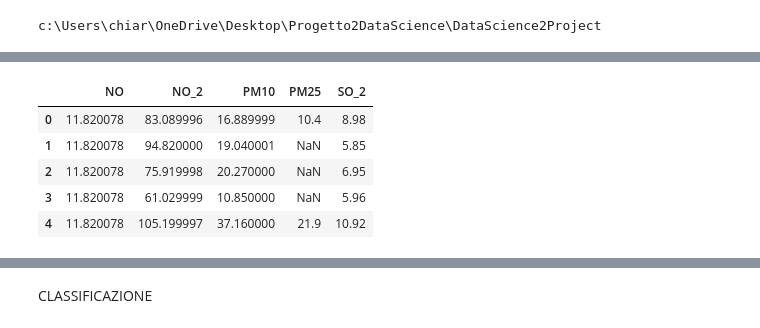
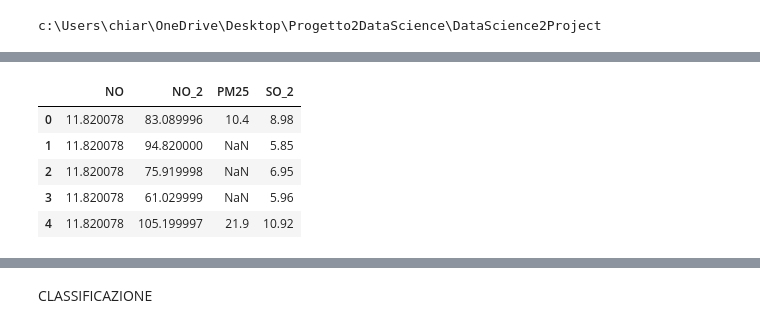
Before and after one commit to ChiaraAmalia/DataScience2Project, a Jupyter notebook: Classificazione.ipynb, the cells around one changed output, grey strips where cells are left out. Cells and saved outputs as stored; diff of their text form; code cells hidden in the pictures.

```diff
--- a/Classificazione.ipynb
+++ b/Classificazione.ipynb
@@ -49,15 +49,17 @@ allMadrid.head()
 | 4 | 2008-06-01 01:00:00 | 1.68 | 0.80 | 1.7 | 0.3 | 11.820078 | 105.199997 | 12.120000 | 37.160000 | 21.9 | 10.92 | ... |
 # %%
 #allMadrid = allMadrid.drop(['date','BEN', 'CO', 'EBE', 'NMHC', 'NO', 'NO_2', 'O_3', 'SO_2', 'TCH', 'TOL', 'PM25', 'station'], axis=1)
+#allMadrid = allMadrid.drop(['date','BEN', 'CO', 'EBE', 'MXY', 'NMHC', 'OXY', 'O_3', 'PXY', 'TCH', 'TOL', 'station'], axis=1)
 allMadrid = allMadrid.drop(['date','BEN', 'CO', 'EBE', 'NMHC', 'O_3', 'TCH', 'TOL', 'station'], axis=1)
-#allMadrid = allMadrid.drop(['date','BEN', 'CO', 'EBE', 'MXY', 'NMHC', 'NOx', 'NO_2', 'OXY','O_3', 'PXY','SO_2', 'PM25', 'TCH', 'TOL', 'station'], axis=1)
+allMadrid = allMadrid.dropna(subset=['PM10'])
+Livello = allMadrid['PM10']
 #allMadrid = allMadrid.dropna()
-
+allMadrid = allMadrid.drop(['PM10'], axis=1)
 allMadrid.head()
 # %% [output]
-|  | NO | NO_2 | PM10 | PM25 | SO_2 |
-| 0 | 11.820078 | 83.089996 | 16.889999 | 10.4 | 8.98 |
-| 1 | 11.820078 | 94.820000 | 19.040001 | NaN | 5.85 |
-| 2 | 11.820078 | 75.919998 | 20.270000 | NaN | 6.95 |
-| 3 | 11.820078 | 61.029999 | 10.850000 | NaN | 5.96 |
-| 4 | 11.820078 | 105.199997 | 37.160000 | 21.9 | 10.92 |
+|  | NO | NO_2 | PM25 | SO_2 |
+| 0 | 11.820078 | 83.089996 | 10.4 | 8.98 |
+| 1 | 11.820078 | 94.820000 | NaN | 5.85 |
+| 2 | 11.820078 | 75.919998 | NaN | 6.95 |
+| 3 | 11.820078 | 61.029999 | NaN | 5.96 |
+| 4 | 11.820078 | 105.199997 | 21.9 | 10.92 |
```
Also changed, not shown: parts of 25 cells of this notebook.
